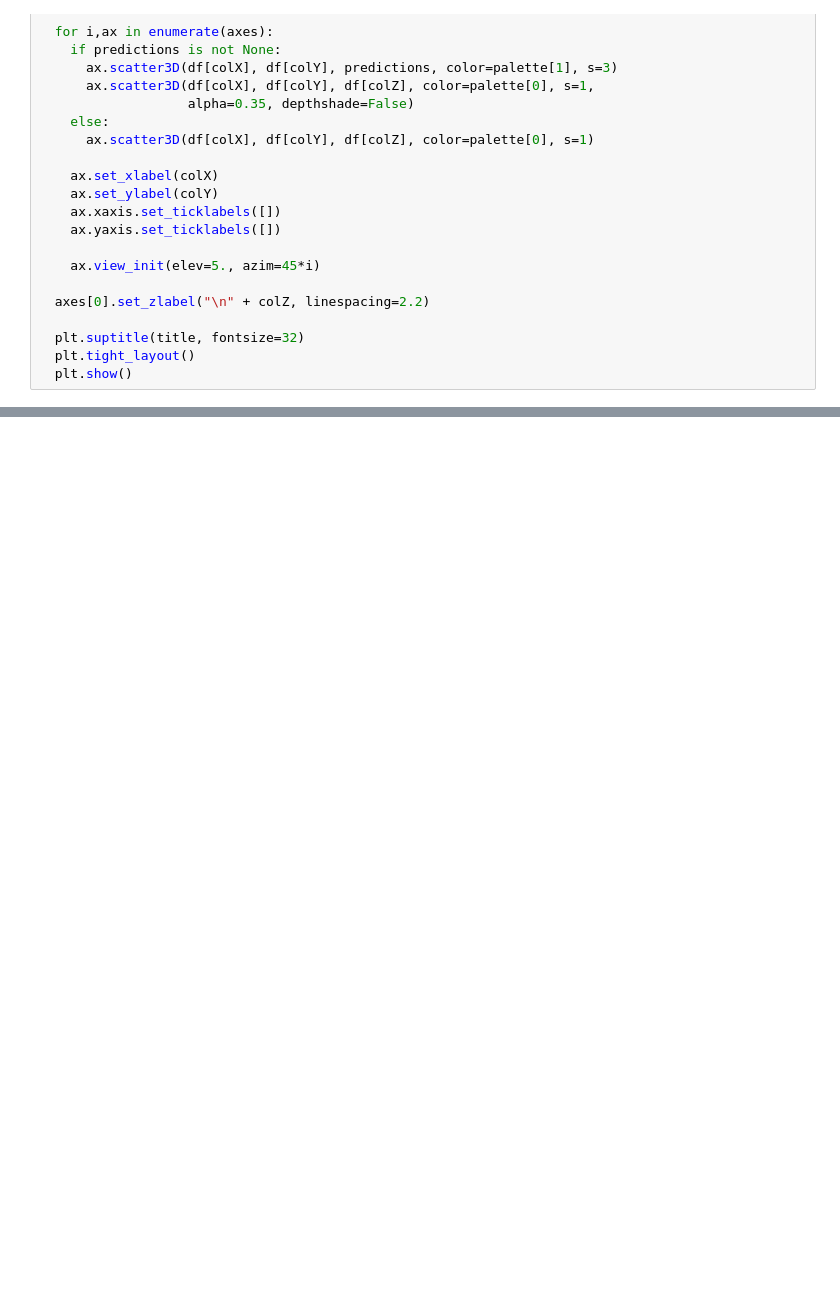
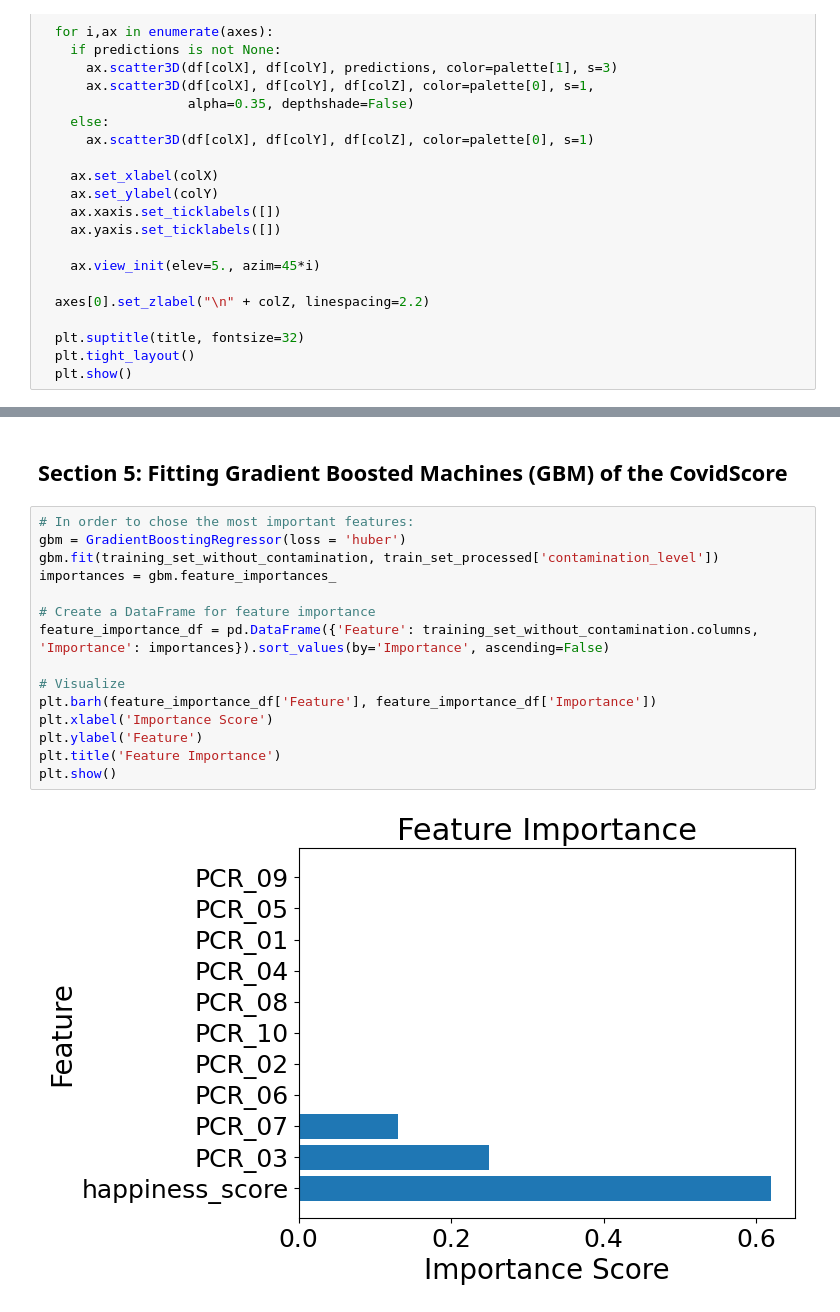
Before and after one commit to eyalamdur/ML-Regression, a Jupyter notebook: Code/318849270-315116095.ipynb, the cells around one changed output, grey strips where cells are left out. Saved outputs shown, nothing was run; the diff lists cells and outputs as text; blank space fills up the shorter version.

```diff
--- a/Code/318849270-315116095.ipynb
+++ b/Code/318849270-315116095.ipynb
@@ -620,0 +636,19 @@ plot3d(dataset_PCR_03_07_contamination, "PCR_03", "PCR_07", "contamination_level
+# %% [markdown]
+## Section 5: Fitting Gradient Boosted Machines (GBM) of the CovidScore
+# %%
+# In order to chose the most important features:
+gbm = GradientBoostingRegressor(loss = 'huber')
+gbm.fit(training_set_without_contamination, train_set_processed['contamination_level'])
+importances = gbm.feature_importances_
+
+# Create a DataFrame for feature importance
+feature_importance_df = pd.DataFrame({'Feature': training_set_without_contamination.columns, 'Importance': importances}).sort_values(by='Importance', ascending=False)
+
+# Visualize
+plt.barh(feature_importance_df['Feature'], feature_importance_df['Importance'])
+plt.xlabel('Importance Score')
+plt.ylabel('Feature')
+plt.title('Feature Importance')
+plt.show()
+# %% [output]
+[figure, added]
```
Also changed, not shown: parts of 16 cells of this notebook, 1 other file.
